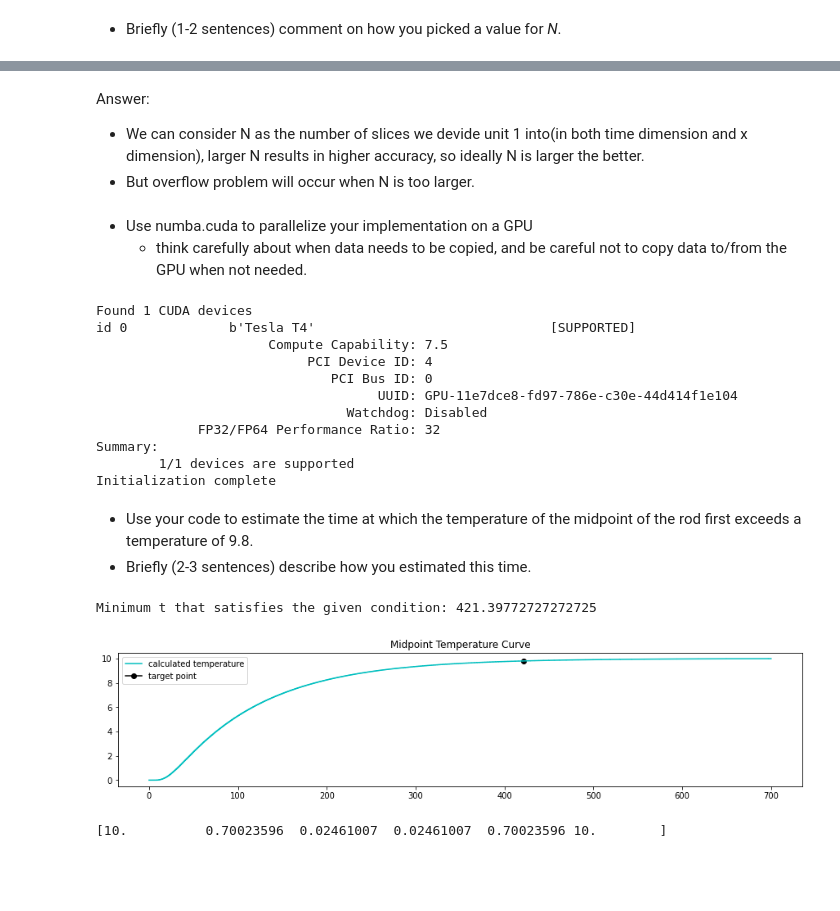
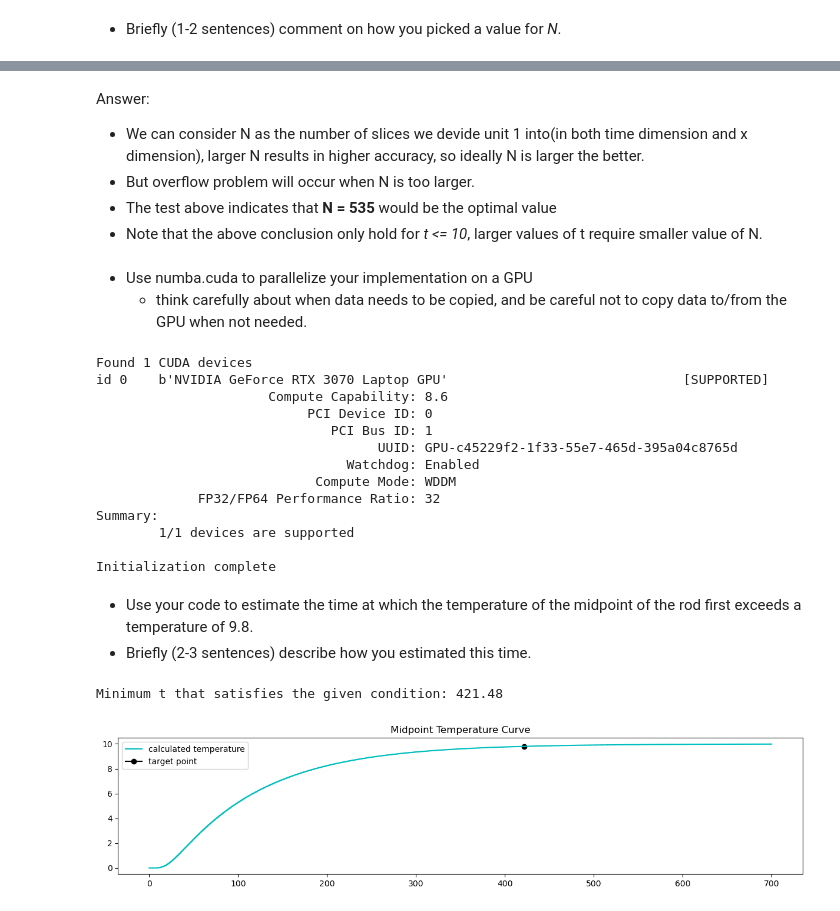
Before and after one commit to YRYoung/HPC, a Jupyter notebook: Assigenment/Assignment_2.ipynb, the cells around one changed output, grey strips where cells are left out. Saved outputs shown, nothing was run; the diff lists cells and outputs as text; code cells hidden in the pictures; blank space fills up the shorter version.

```diff
--- a/Assigenment/Assignment_2.ipynb
+++ b/Assigenment/Assignment_2.ipynb
@@ -271,16 +270,15 @@ NameError: name 'solve_u' is not defined
 * Briefly (1-2 sentences) comment on how you picked a value for *N*.
 # %%
 import warnings
-warnings.filterwarnings('error')
 
 t = 10
-u = solve_u(N, t)
+print(t)
 
-
-try:
-    n = 530
+with warnings.catch_warnings(record=True) as w:
+    n = 500
     while True:
         u = solve_u(n, t)
+        if len(w) > 0:
+            print(w[0].message)
+            raise RuntimeError('Overflow problem occurs when N = {}'.format(n))
         n += 1
-except RuntimeWarning:
-    raise ('Overflow problem occurs When N = {}'.format(N))
@@ -286,0 +289,19 @@ except RuntimeWarning:
+# %%
+import warnings
+from tqdm.notebook import tqdm
+
+ts = [1, 2, 10]
+print(ts)
+
+with warnings.catch_warnings(record=True) as w:
+    for t in tqdm(ts):
+        n = 500
+        while True:
+            print('\r', 'calculating t = {}, N = {} '.format(t, int(n)), end="", flush=True)
+            u = solve_u(n, int(t))
+            if len(w) > 0:
+                print('\r', end="", flush=True)
+                print('Overflow problem occurs when t = {}, N = {} '.format(t, int(n)))
+                w.clear()
+                break
+            n += 1
@@ -288,16 +315,8 @@ except RuntimeWarning:
 Answer:
 * We can consider N as the number of slices we devide unit 1 into(in both time dimension and x dimension), larger N results in higher accuracy, so ideally N is larger the better.
 * But overflow problem will occur when N is too larger.
+* The test above indicates that **N = 535** would be the optimal value
+* Note that the above conclusion only hold for *t <= 10*, larger values of t require smaller value of N.
-# %%
-import numpy as np
-
-t = 10
-u = solve_u(N, t)
-N = 535
-
-u = solve_u(N, t)
-if True in np.isnan(u):
-    print('NaN value first appear in u When N = {}'.format(N))
 # %% [markdown]
 * Use numba.cuda to parallelize your implementation on a GPU
     * think carefully about when data needs to be copied, and be careful not to copy data to/from the GPU when not needed.
@@ -344,22 +363,24 @@ def solve_u_gpu(N, t):
 # %%
 def cuda_init():
     cuda.detect()
-    a = cuda.device_array(shape=(2, 2), dtype=np.float32)
-    print('Initialization complete')
+    cuda.device_array(shape=(2, 2), dtype=np.float32)
+    print('\nInitialization complete')
 
 
 cuda_init()
 # %% [output]
 Found 1 CUDA devices
-id 0             b'Tesla T4'                              [SUPPORTED]
-                      Compute Capability: 7.5
-                           PCI Device ID: 4
-                              PCI Bus ID: 0
-                                    UUID: GPU-11e7dce8-fd97-786e-c30e-44d414f1e104
-                                Watchdog: Disabled
+id 0    b'NVIDIA GeForce RTX 3070 Laptop GPU'                              [SUPPORTED]
+                      Compute Capability: 8.6
+                           PCI Device ID: 0
+                              PCI Bus ID: 1
+                                    UUID: GPU-c45229f2-1f33-55e7-465d-395a04c8765d
+                                Watchdog: Enabled
+                            Compute Mode: WDDM
              FP32/FP64 Performance Ratio: 32
 Summary:
         1/1 devices are supported
+
 Initialization complete
 # %% [markdown]
 * Use your code to estimate the time at which the temperature of the midpoint of the rod first exceeds a temperature of 9.8.
@@ -367,33 +388,29 @@ Initialization complete
 # %%
 
 import matplotlib.pyplot as plt
 
-N = 88
+N = 200
 x = N // 2
 t = 700
 T = N * t
 
 plt.figure(figsize=(15, 3))
 u = solve_u_gpu(N, t)[x, :]
 
 t = np.linspace(0, T, T + 1)
 
 target_T = np.argwhere(u >= 9.8)[0]
 target_t = target_T / N
 
 print('Minimum t that satisfies the given condition: {}'.format(float(target_t)))
 
 p1, = plt.plot(target_t, u[target_T], marker='o', color='black')
 p2, = plt.plot(t // N, u, 'c-')
 plt.title('Midpoint Temperature Curve')
 
 plt.legend([p2, p1], ["calculated temperature", 'target point'], loc='upper left')
 
 plt.show()
 # %% [output]
-Minimum t that satisfies the given condition: 421.39772727272725
+Minimum t that satisfies the given condition: 421.48
-[figure, old version]
+[figure, new version]
-# %%
-print(solve_u_gpu(5, 3)[:, -1])
-# %% [output]
-[10.          0.70023596  0.02461007  0.02461007  0.70023596 10.        ]
```
Also changed, not shown: parts of 9 cells of this notebook.
